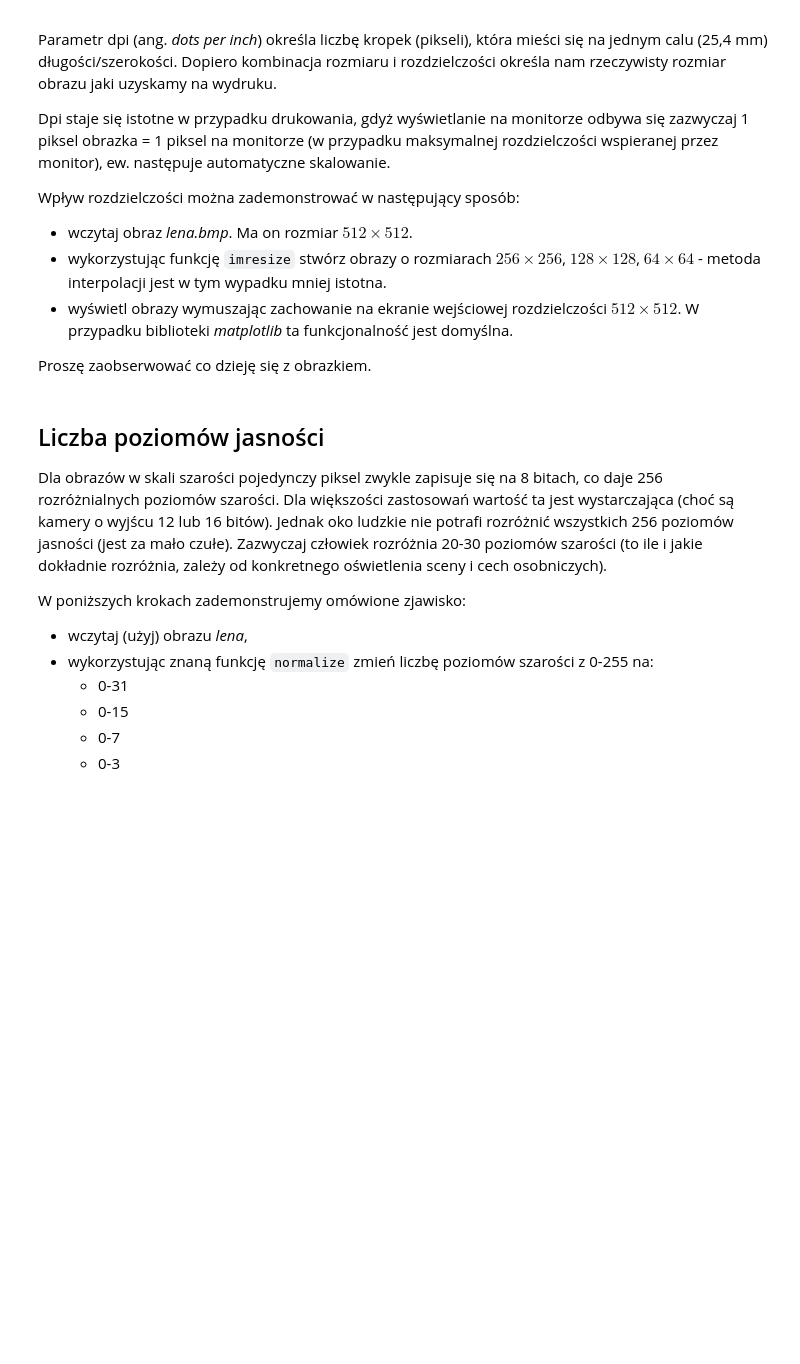
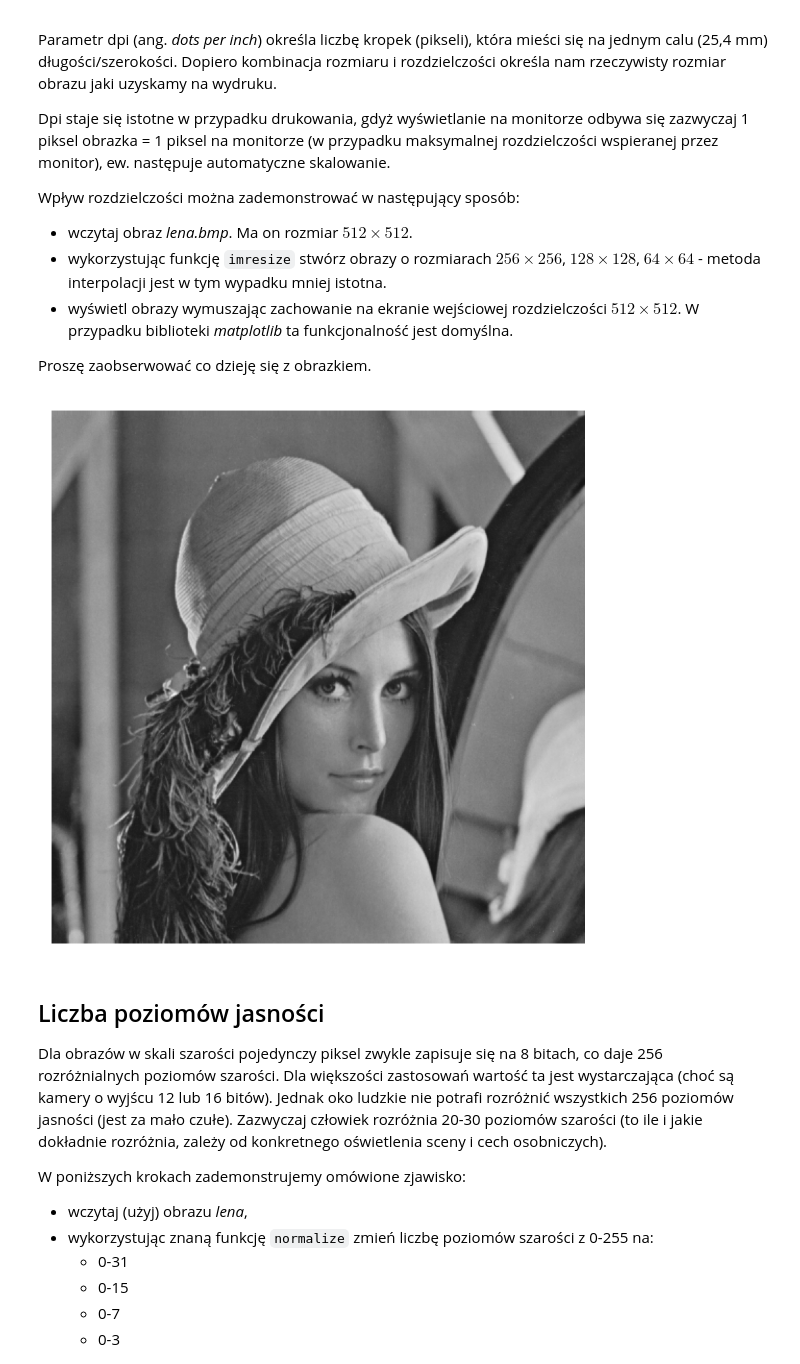
Before and after one commit to lursz/DigitalImageProcessing-Course, a Jupyter notebook: lab5/05_resolution.ipynb, the cells around one changed output. Saved outputs shown, nothing was run; the diff lists cells and outputs as text; code cells hidden in the pictures; blank space fills up the shorter version.

```diff
--- a/lab5/05_resolution.ipynb
+++ b/lab5/05_resolution.ipynb
@@ -339,3 +406,13 @@ Proszę zaobserwować co dzieję się z obrazkiem.
+# %%
+I = cv2.imread("lena.bmp", cv2.COLOR_BGR2GRAY)
+I = cv2.cvtColor(I, cv2.COLOR_BGR2RGB)
+
+plt.figure(figsize=(I.shape[0] / 100, I.shape[1] / 100), dpi=200)
+plt.imshow(I)
+plt.axis("off")
+plt.show()
+# %% [output]
+[figure, added]
 # %% [markdown]
 ## Liczba poziomów jasności
 
```
Also changed, not shown: parts of 8 cells of this notebook.
